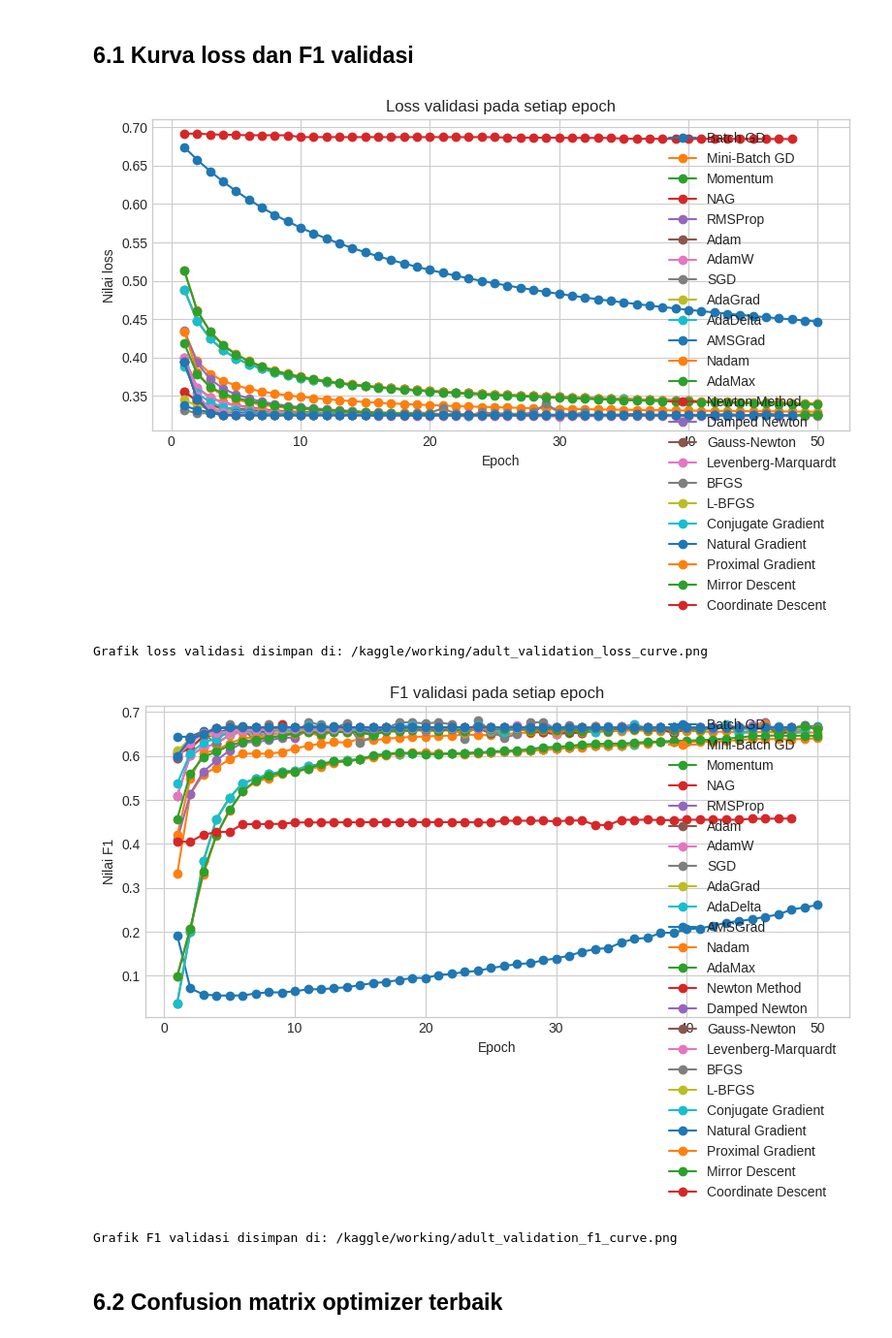
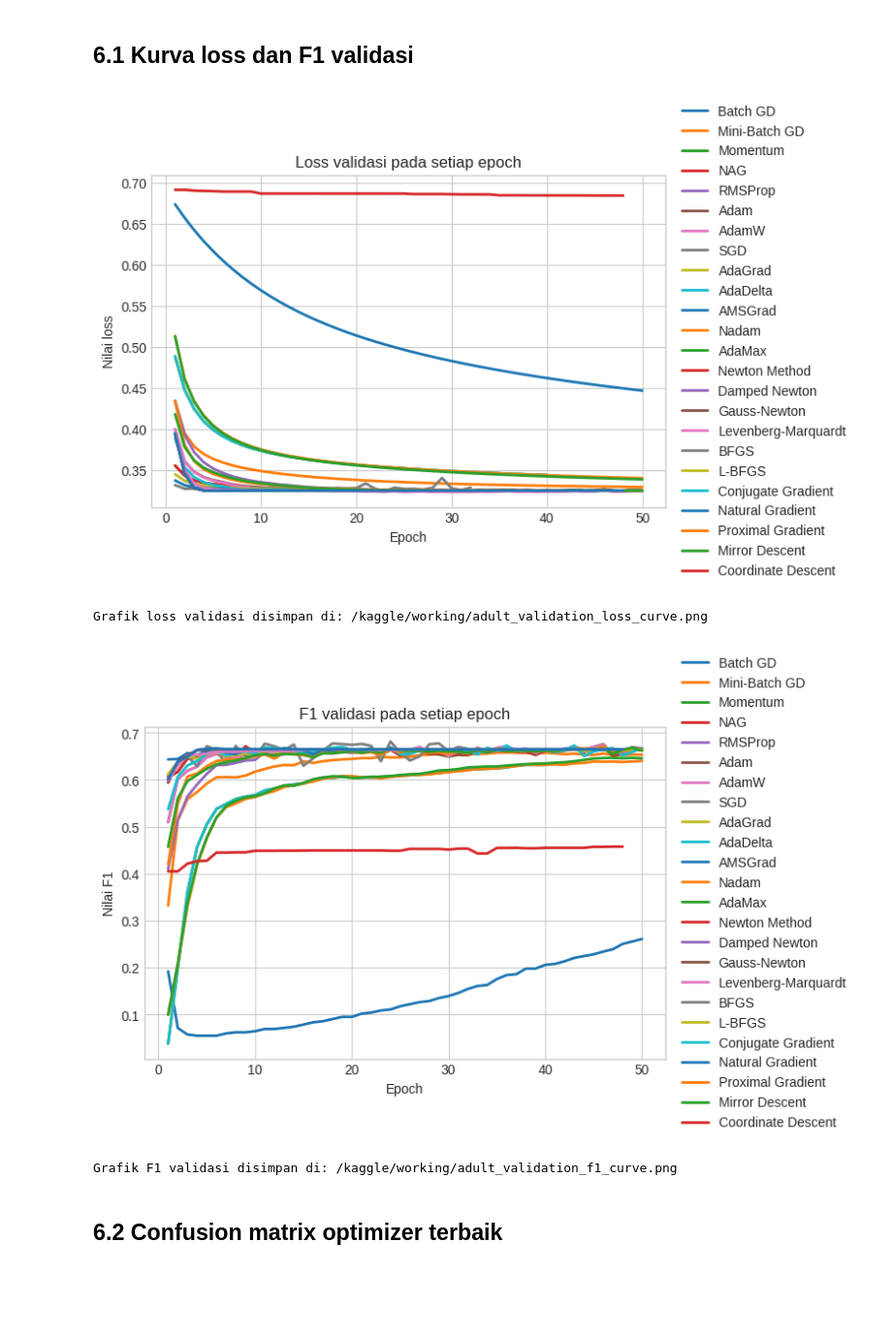
Before and after one commit to avezoor/MachineLearningRepository, a Jupyter notebook: FFNNWithoutHLayersAdultIncome.ipynb, the cells around one changed output. Shown at 97% size. Drawn from its saved outputs; the diff is of its cells as text; code cells hidden in the pictures; blank space fills up the shorter version.

Commit message:
Kaggle Notebook | FFNNWithoutHLayersAdultIncome | Version 4

```diff
--- a/FFNNWithoutHLayersAdultIncome.ipynb
+++ b/FFNNWithoutHLayersAdultIncome.ipynb
@@ -66,8 +66,8 @@ if outputDir is None:
     raise OSError('Folder output tidak bisa dibuat.')
 
 logDirCandidates = [
-    Path('/kaggle/working/logtrain'),
-    Path('kaggle/working/logtrain'),
+    Path('/kaggle/working/logs'),
+    Path('kaggle/working/logs'),
 ]
 
 logDir = None
@@ -1553,39 +1553,39 @@ Log training disimpan di: /kaggle/working/logtrain/coordinate_descent.txt
 # %% [markdown]
 ## 6.1 Kurva loss dan F1 validasi
 # %%
-figLoss, axLoss = plt.subplots(figsize=(8, 5))
+figLoss, axLoss = plt.subplots(figsize=(10, 5))
 
 for optimizerName, history in allHistories.items():
-    axLoss.plot(history['epoch'], history['valLoss'], marker='o', label=optimizerName)
+    axLoss.plot(history['epoch'], history['valLoss'], linestyle='-', linewidth=2, label=optimizerName)
 
 axLoss.set_title('Loss validasi pada setiap epoch')
 axLoss.set_xlabel('Epoch')
 axLoss.set_ylabel('Nilai loss')
-axLoss.legend()
-plt.tight_layout()
+axLoss.legend(loc='center left', bbox_to_anchor=(1.02, 0.5), borderaxespad=0.0)
+figLoss.tight_layout(rect=[0, 0, 0.82, 1])
 validationLossPath = outputDir / 'adult_validation_loss_curve.png'
 figLoss.savefig(validationLossPath, dpi=200, bbox_inches='tight')
 plt.show()
 print(f'Grafik loss validasi disimpan di: {validationLossPath}')
 
-figF1, axF1 = plt.subplots(figsize=(8, 5))
+figF1, axF1 = plt.subplots(figsize=(10, 5))
 
 for optimizerName, history in allHistories.items():
-    axF1.plot(history['epoch'], history['valF1'], marker='o', label=optimizerName)
+    axF1.plot(history['epoch'], history['valF1'], linestyle='-', linewidth=2, label=optimizerName)
 
 axF1.set_title('F1 validasi pada setiap epoch')
 axF1.set_xlabel('Epoch')
 axF1.set_ylabel('Nilai F1')
-axF1.legend()
-plt.tight_layout()
+axF1.legend(loc='center left', bbox_to_anchor=(1.02, 0.5), borderaxespad=0.0)
+figF1.tight_layout(rect=[0, 0, 0.82, 1])
 validationF1Path = outputDir / 'adult_validation_f1_curve.png'
 figF1.savefig(validationF1Path, dpi=200, bbox_inches='tight')
 plt.show()
 print(f'Grafik F1 validasi disimpan di: {validationF1Path}')
 # %% [output]
-[figure, old version]
+[figure, new version]
 Grafik loss validasi disimpan di: /kaggle/working/adult_validation_loss_curve.png
-[figure, old version]
+[figure, new version]
 Grafik F1 validasi disimpan di: /kaggle/working/adult_validation_f1_curve.png
 # %% [markdown]
 ## 6.2 Confusion matrix optimizer terbaik
```
Also changed, not shown: parts of 3 cells of this notebook.
